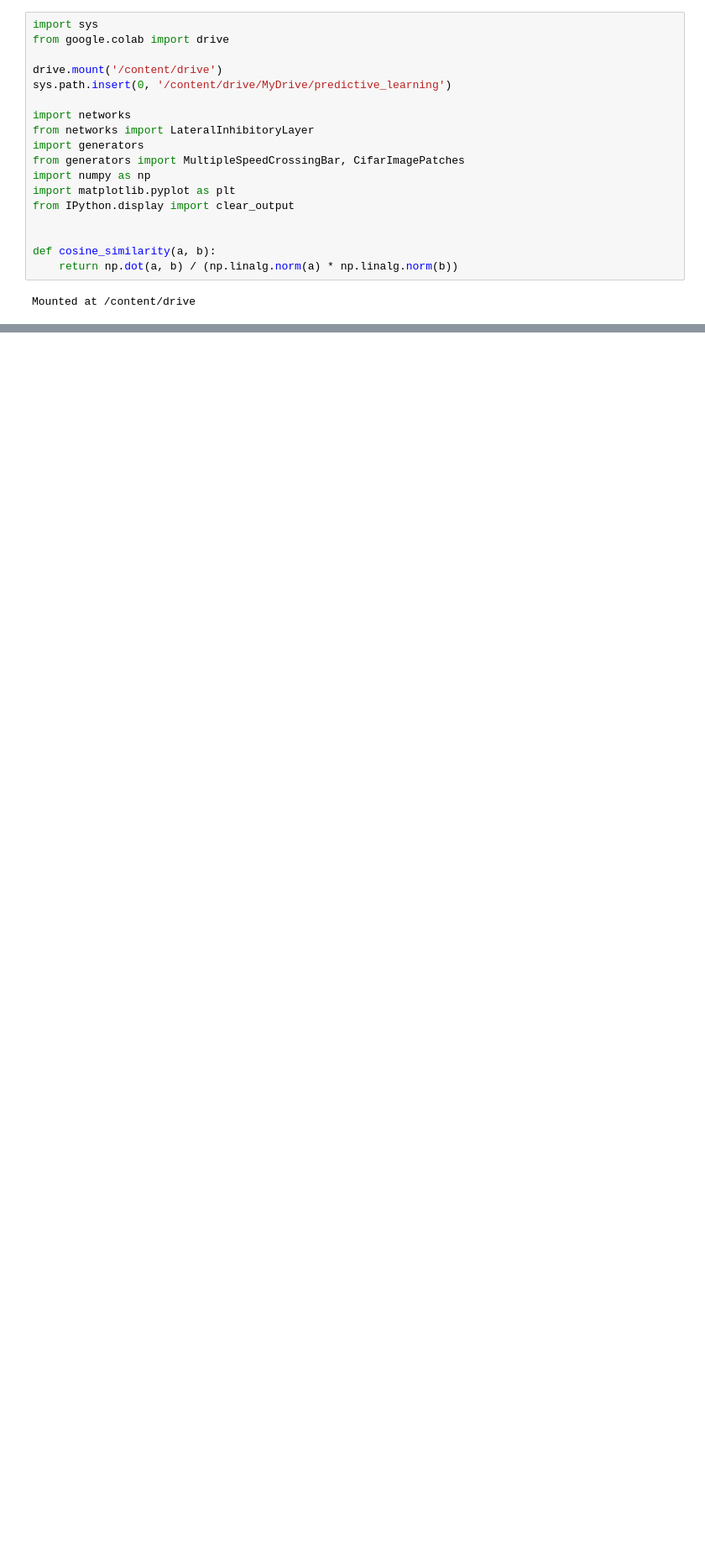
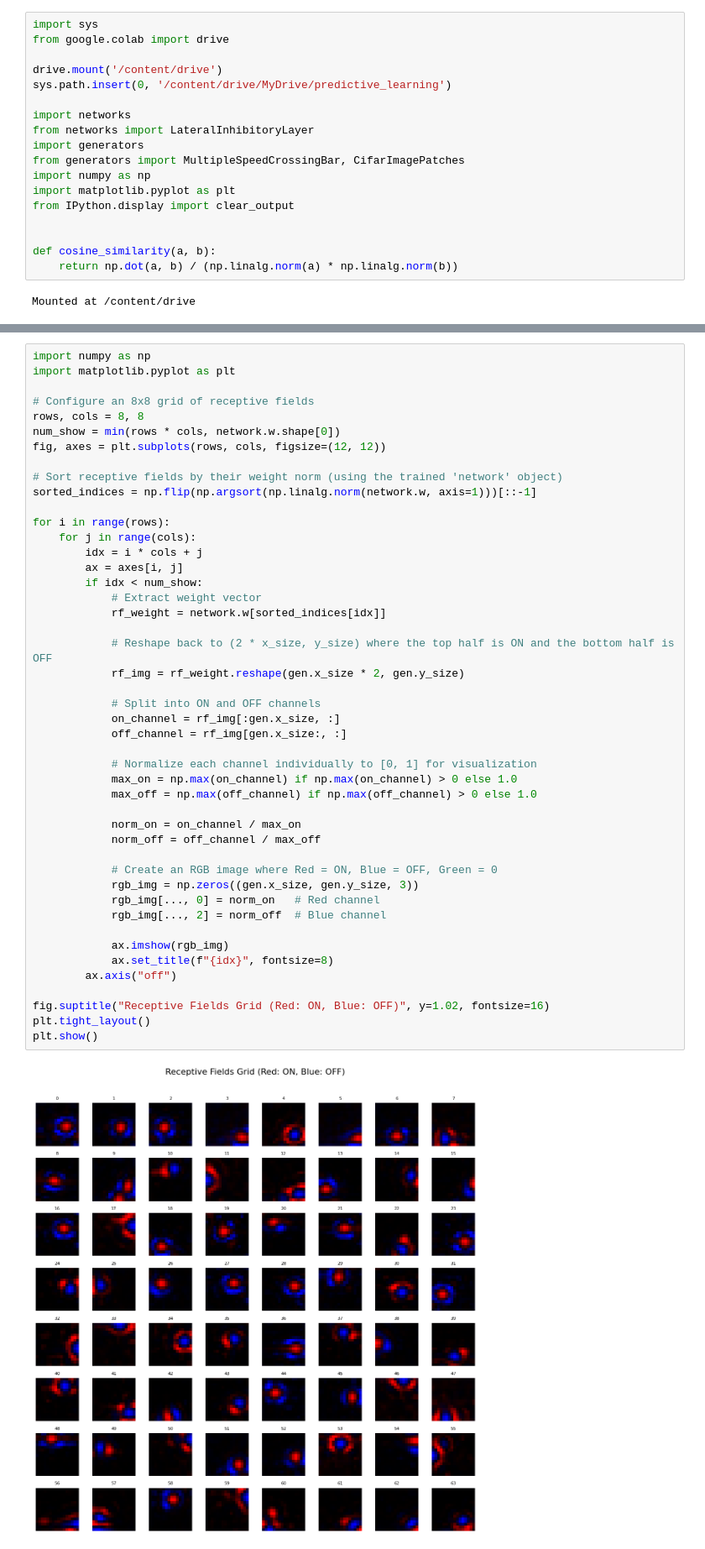
Before and after one commit to henri-edinb/predictive_learning, a Jupyter notebook: cifar_non_gaussian.ipynb, the cells around one changed output, grey strips where cells are left out. Shown at 84% size. Saved outputs shown, nothing was run; the diff lists cells and outputs as text; blank space fills up the shorter version.

```diff
--- a/cifar_non_gaussian.ipynb
+++ b/cifar_non_gaussian.ipynb
@@ -176,0 +189,48 @@ plt.show()
+# %%
+import numpy as np
+import matplotlib.pyplot as plt
+
+# Configure an 8x8 grid of receptive fields
+rows, cols = 8, 8
+num_show = min(rows * cols, network.w.shape[0])
+fig, axes = plt.subplots(rows, cols, figsize=(12, 12))
+
+# Sort receptive fields by their weight norm (using the trained 'network' object)
+sorted_indices = np.flip(np.argsort(np.linalg.norm(network.w, axis=1)))[::-1]
+
+for i in range(rows):
+    for j in range(cols):
+        idx = i * cols + j
+        ax = axes[i, j]
+        if idx < num_show:
+            # Extract weight vector
+            rf_weight = network.w[sorted_indices[idx]]
+
+            # Reshape back to (2 * x_size, y_size) where the top half is ON and the bottom half is OFF
+            rf_img = rf_weight.reshape(gen.x_size * 2, gen.y_size)
+
+            # Split into ON and OFF channels
+            on_channel = rf_img[:gen.x_size, :]
+            off_channel = rf_img[gen.x_size:, :]
+
+            # Normalize each channel individually to [0, 1] for visualization
+            max_on = np.max(on_channel) if np.max(on_channel) > 0 else 1.0
+            max_off = np.max(off_channel) if np.max(off_channel) > 0 else 1.0
+
+            norm_on = on_channel / max_on
+            norm_off = off_channel / max_off
+
+            # Create an RGB image where Red = ON, Blue = OFF, Green = 0
+            rgb_img = np.zeros((gen.x_size, gen.y_size, 3))
+            rgb_img[..., 0] = norm_on   # Red channel
+            rgb_img[..., 2] = norm_off  # Blue channel
+
+            ax.imshow(rgb_img)
+            ax.set_title(f"{idx}", fontsize=8)
+        ax.axis("off")
+
+fig.suptitle("Receptive Fields Grid (Red: ON, Blue: OFF)", y=1.02, fontsize=16)
+plt.tight_layout()
+plt.show()
+# %% [output]
+[figure, added]
```
Also changed, not shown: parts of 6 cells of this notebook, 9 other files.
